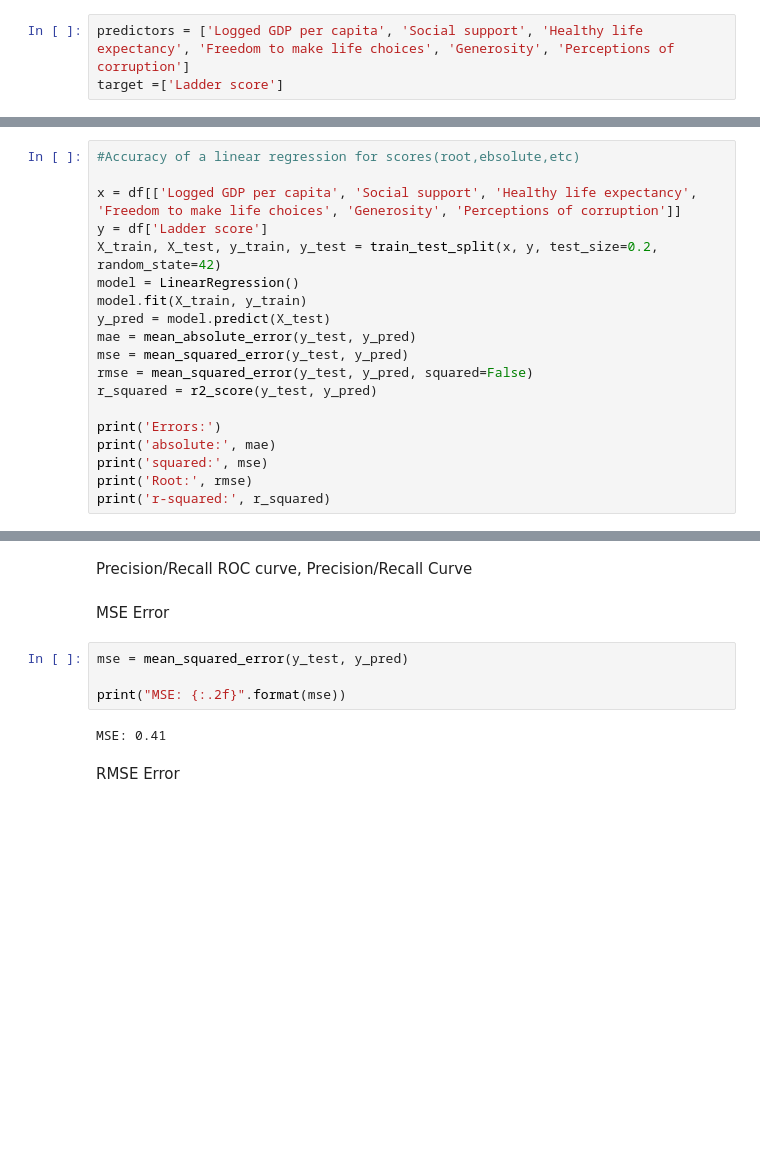
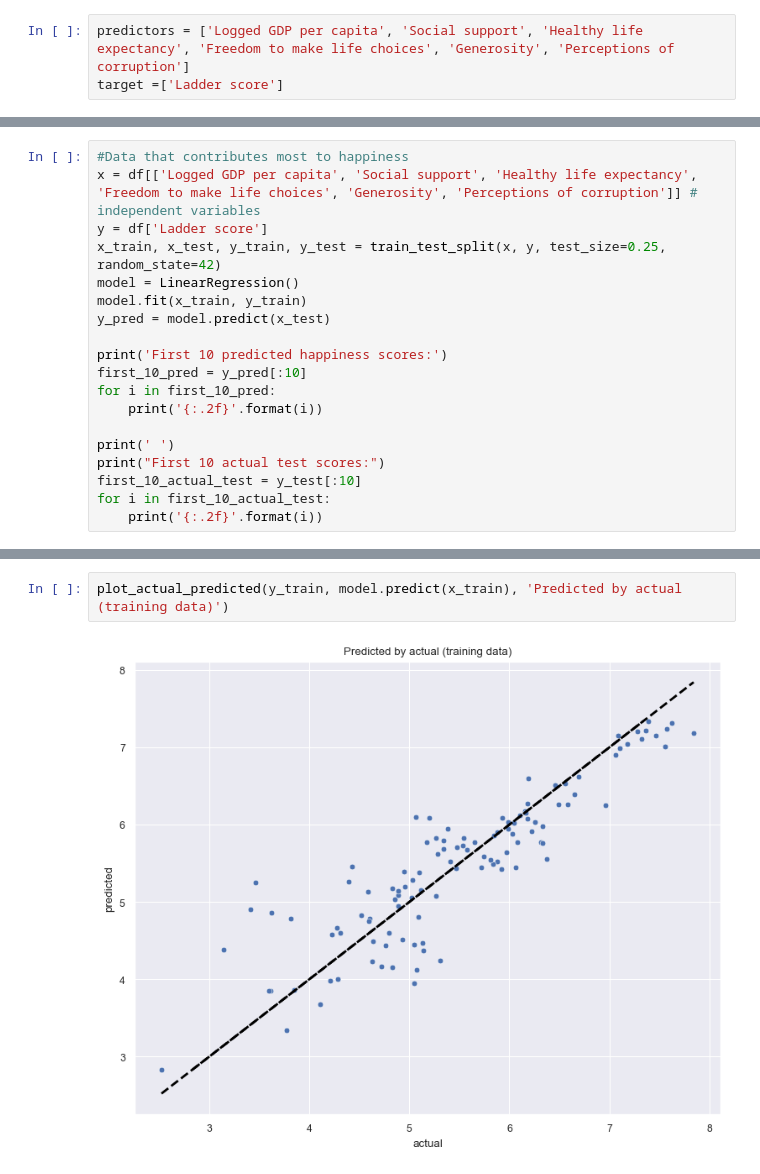
Before and after one commit to nfotinakes/CST383_Final_Project, a Jupyter notebook: final_project_group9.ipynb, the cells around one changed output, grey strips where cells are left out. Saved outputs shown, nothing was run; the diff lists cells and outputs as text; blank space fills up the shorter version.

```diff
--- a/final_project_group9.ipynb
+++ b/final_project_group9.ipynb
@@ -468,20 +541,20 @@ Confusion Matrix
 # %%
-#Accuracy of a linear regression for scores(root,ebsolute,etc)
+#Data that contributes most to happiness
+x = df[['Logged GDP per capita', 'Social support', 'Healthy life expectancy', 'Freedom to make life choices', 'Generosity', 'Perceptions of corruption']] # independent variables
+y = df['Ladder score']
+x_train, x_test, y_train, y_test = train_test_split(x, y, test_size=0.25, random_state=42)
+model = LinearRegression()
+model.fit(x_train, y_train)
+y_pred = model.predict(x_test)
 
-x = df[['Logged GDP per capita', 'Social support', 'Healthy life expectancy', 'Freedom to make life choices', 'Generosity', 'Perceptions of corruption']]
-y = df['Ladder score']
-X_train, X_test, y_train, y_test = train_test_split(x, y, test_size=0.2, random_state=42)
-model = LinearRegression()
-model.fit(X_train, y_train)
-y_pred = model.predict(X_test)
-mae = mean_absolute_error(y_test, y_pred)
-mse = mean_squared_error(y_test, y_pred)
-rmse = mean_squared_error(y_test, y_pred, squared=False)
-r_squared = r2_score(y_test, y_pred)
+print('First 10 predicted happiness scores:')
+first_10_pred = y_pred[:10]
+for i in first_10_pred:
+    print('{:.2f}'.format(i))
 
-print('Errors:')
-print('absolute:', mae)
-print('squared:', mse)
-print('Root:', rmse)
-print('r-squared:', r_squared)
+print(' ')
+print("First 10 actual test scores:")
+first_10_actual_test = y_test[:10]
+for i in first_10_actual_test:
+    print('{:.2f}'.format(i))
 # %% [output]
@@ -493,14 +578,5 @@ r-squared: 0.600561706465375
-# %% [markdown]
-Precision/Recall
-ROC curve, Precision/Recall Curve
-# %% [markdown]
-MSE Error
 # %%
-mse = mean_squared_error(y_test, y_pred)
-
-print("MSE: {:.2f}".format(mse))
+plot_actual_predicted(y_train, model.predict(x_train), 'Predicted by actual (training data)')
 # %% [output]
-MSE: 0.41
+[figure, added]
-# %% [markdown]
-RMSE Error
 # %%
```
Also changed, not shown: parts of 62 cells of this notebook.
